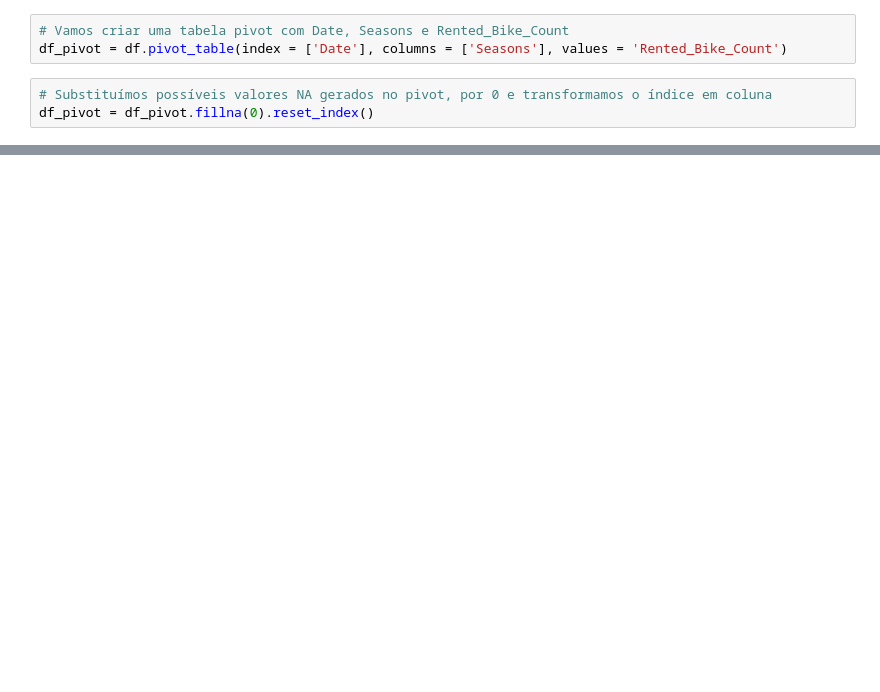
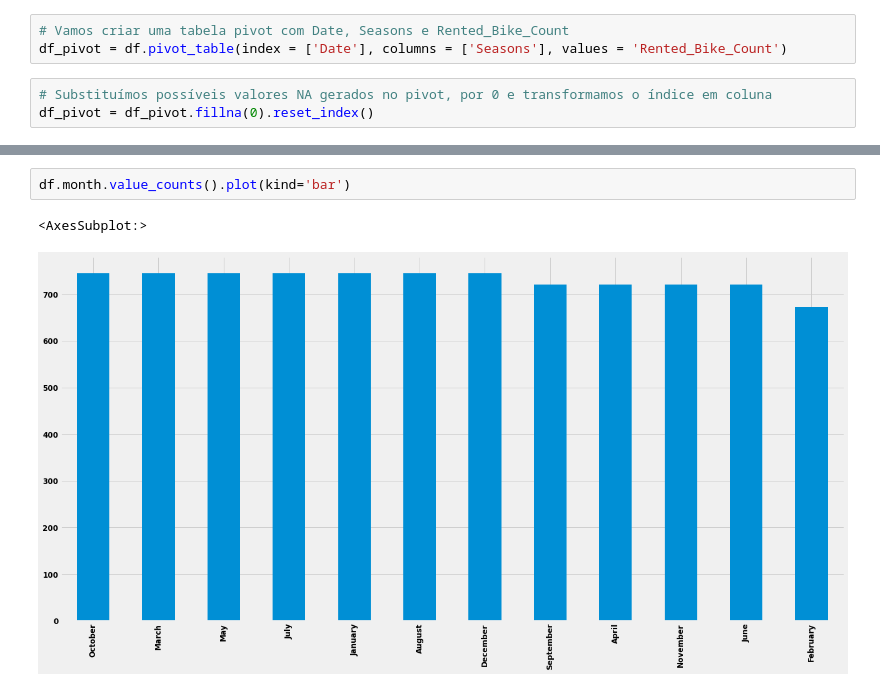
Before and after one commit to leandrofusco/SeoulBikeData, a Jupyter notebook: Untitled.ipynb, the cells around one changed output, grey strips where cells are left out. Cells and saved outputs as stored; diff of their text form; blank space fills up the shorter version.

```diff
--- a/Untitled.ipynb
+++ b/Untitled.ipynb
@@ -150,0 +230,5 @@ df['month'] = df['Date'].apply(lambda x: time.strftime("%m", time.strptime(x,"%Y
+# %%
+df.month.value_counts().plot(kind='bar')
+# %% [output]
+<AxesSubplot:>
+[figure, added]
```
Also changed, not shown: parts of 13 cells of this notebook, 1 other file.
